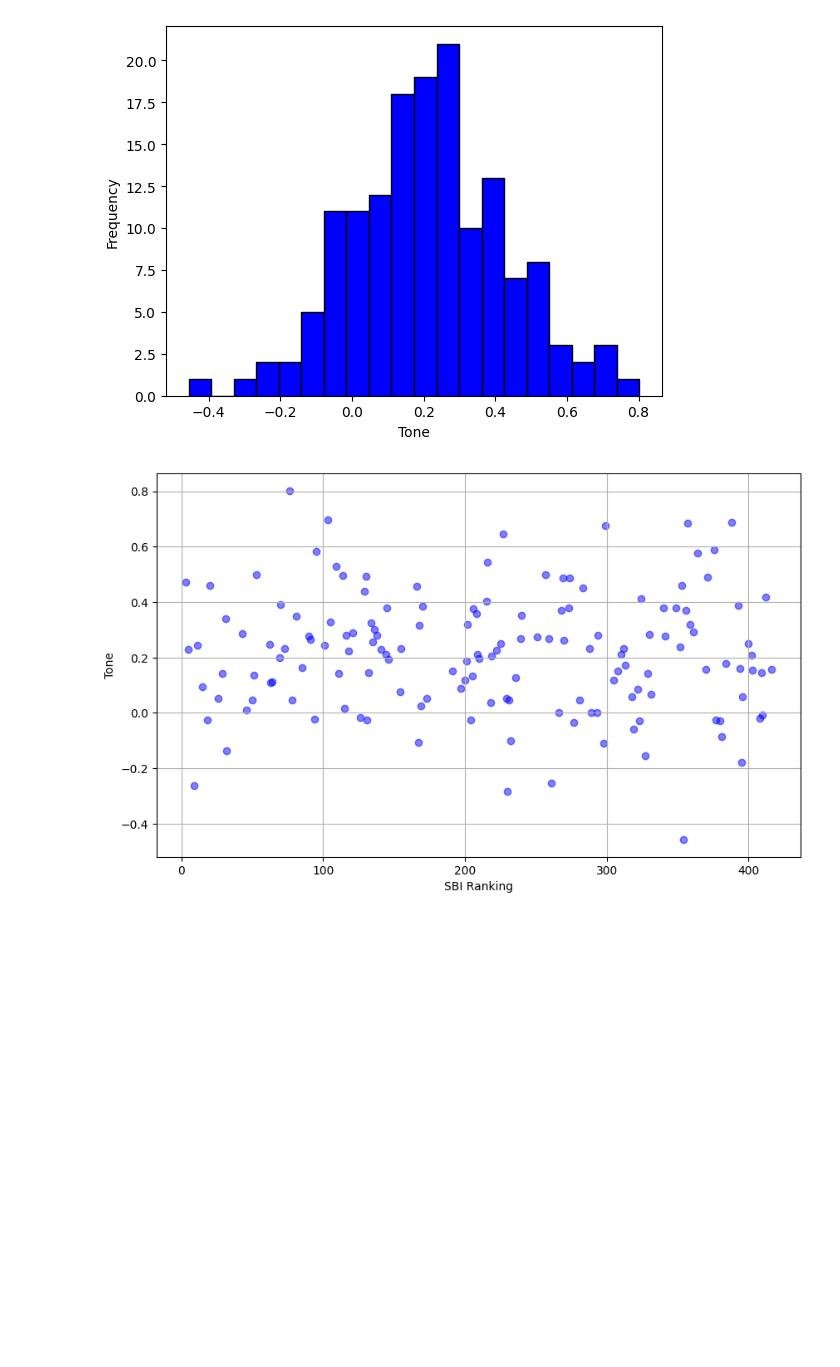
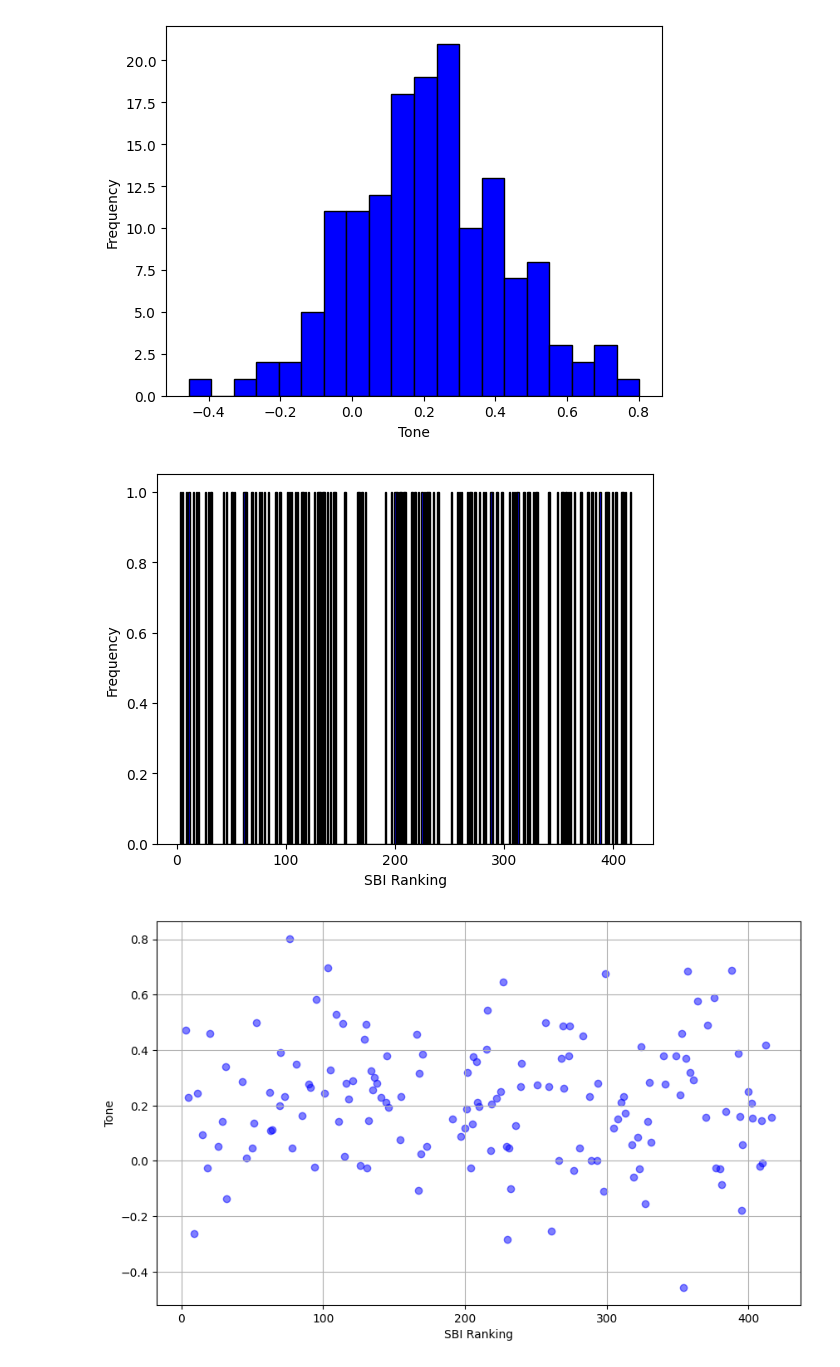
Before and after one commit to AxelWio/sustainability_analysis, a Jupyter notebook: Reportanalysis.ipynb, the cells around one changed output. Drawn from its saved outputs; the diff is of its cells as text; code cells hidden in the pictures; blank space fills up the shorter version.

```diff
--- a/Reportanalysis.ipynb
+++ b/Reportanalysis.ipynb
@@ -564,6 +565,16 @@ plt.ylabel('Frequency')
 plt.show()
 # %% [output]
 [figure]
+# %%
+# Plot the histogram
+plt.hist(df['ranking'], bins=418, color='blue', edgecolor='black')
+plt.xlabel('SBI Ranking')
+plt.ylabel('Frequency')
+
+# Display the histogram
+plt.show()
+# %% [output]
+[figure, added]
 # %%
 # Create a scatter plot
 plt.figure(figsize=(10, 6))
```
Also changed, not shown: parts of 29 cells of this notebook.
